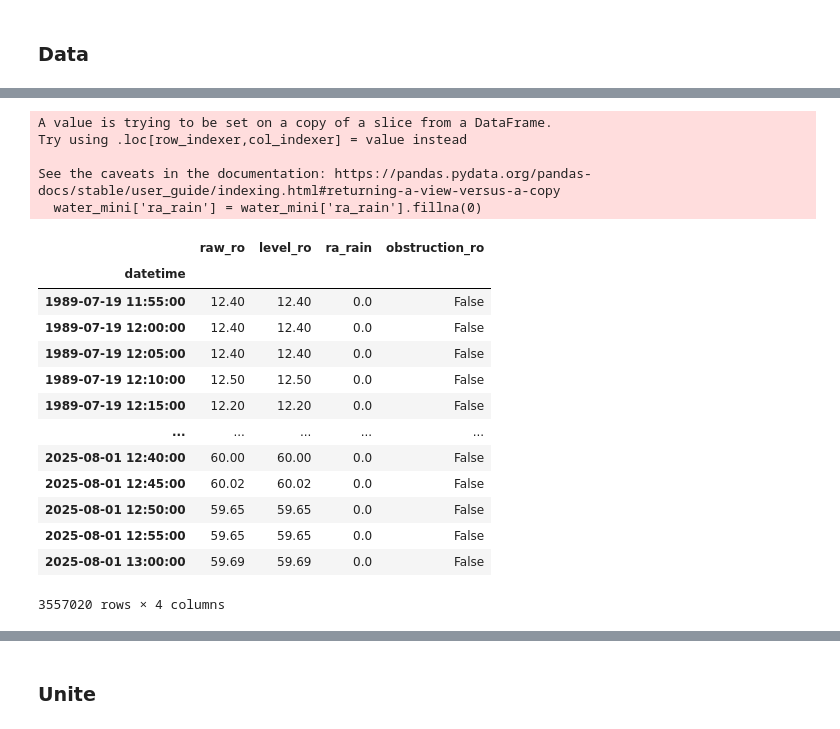
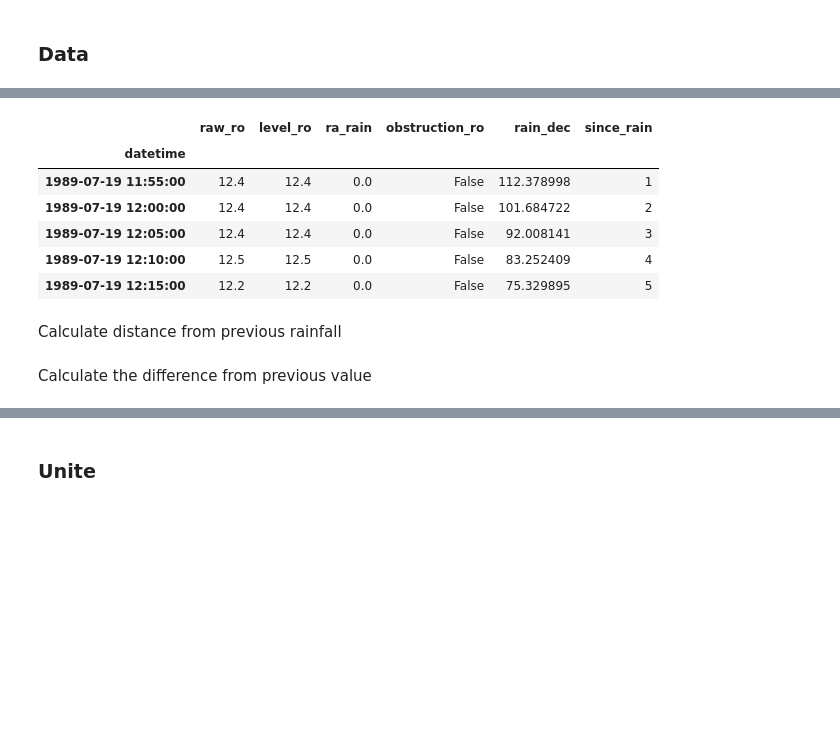
Before and after one commit to gmcginnis/info-698-capstone, a Jupyter notebook: 02_split.ipynb, the cells around one changed output, grey strips where cells are left out. Cells and saved outputs as stored; diff of their text form; code cells hidden in the pictures; blank space fills up the shorter version.

```diff
--- a/02_split.ipynb
+++ b/02_split.ipynb
@@ -44,0 +81,20 @@ united_soil = pd.read_parquet('data/clean/soil.parquet')
+# %%
+# water_m = united_water[['raw_ro', 'level_ro', 'ra_rain', 'obstruction_ro']]['2010-12-28 10:00:00':'2011-01-05 23:59:59']
+water_m = united_water[['raw_ro', 'level_ro', 'ra_rain', 'obstruction_ro']]
+
+null_mask = water_m['ra_rain'].isnull()
+g_id_event = null_mask.cumsum()
+water_m['r_event_sum'] = water_m.groupby(g_id_event)['ra_rain'].cumsum()
+
+is_rain = water_m['ra_rain'].notna()
+g_id = is_rain.cumsum()
+# g_id
+water_m['since_rain'] = water_m.groupby(g_id).cumcount()
+water_m['dec'] = np.exp(-0.1*water_m['since_rain'])
+water_m['rain_fill'] = water_m['r_event_sum'].ffill()
+# data_u['1_shallow_f'] = data_u['1_shallow'].ffill()
+water_m['rain_dec'] = (water_m['rain_fill']*water_m['dec'])
+
+# water_m.drop(columns=['level_ro'])
+# water_m = water_mini['2010-12-28 10:00:00':'2011-01-05 23:59:59']
+# water_m['1992-04-23 18:00:00':'1992-04-23 23:59:59']
@@ -45,29 +119,38 @@ united_soil = pd.read_parquet('data/clean/soil.parquet')
+# %%
+water_mini = pd.merge(
+    united_water[['raw_ro', 'level_ro', 'ra_rain', 'obstruction_ro']],
+    water_m[['rain_dec', 'since_rain']],
+    left_index=True,
+    right_index=True,
+    # soil_mini_shallow.reset_index(),
+    # soil_mini_deep.reset_index(),
+    # on = ["date", "sample"],
+    # suffixes = ("_shallow", "_deep"),
+    how = "outer"
+    )
+# g_id
+# is_rain_event = (water_mini['since_rain'] == 0)
+# g_id_rain = is_rain_event.cumsum()
+# water_mini.groupby(g_id_rain).cumcount()
+
+del water_m, null_mask, g_id_event, is_rain, g_id
 # %%
 ## Subset for testing
 # water_mini = united_water['2010-01-01 00:00:00':'2012-12-31 23:59:59']
 # water_mini = united_water.copy()
 # water_mini
-water_mini = united_water[['raw_ro', 'level_ro', 'ra_rain', 'obstruction_ro']]
+# water_mini = united_water[['raw_ro', 'level_ro', 'ra_rain', 'obstruction_ro']]
+
 water_mini['ra_rain'] = water_mini['ra_rain'].fillna(0)
 water_mini = water_mini.dropna()
-water_mini
+water_mini.head()
 # %% [output]
-A value is trying to be set on a copy of a slice from a DataFrame.
-Try using .loc[row_indexer,col_indexer] = value instead
-
-See the caveats in the documentation: https://pandas.pydata.org/pandas-docs/stable/user_guide/indexing.html#returning-a-view-versus-a-copy
-  water_mini['ra_rain'] = water_mini['ra_rain'].fillna(0)
-|  | raw_ro | level_ro | ra_rain | obstruction_ro |
-| datetime |  |  |  |  |
-| 1989-07-19 11:55:00 | 12.40 | 12.40 | 0.0 | False |
-| 1989-07-19 12:00:00 | 12.40 | 12.40 | 0.0 | False |
-| 1989-07-19 12:05:00 | 12.40 | 12.40 | 0.0 | False |
-| 1989-07-19 12:10:00 | 12.50 | 12.50 | 0.0 | False |
-| 1989-07-19 12:15:00 | 12.20 | 12.20 | 0.0 | False |
-| ... | ... | ... | ... | ... |
-| 2025-08-01 12:40:00 | 60.00 | 60.00 | 0.0 | False |
-| 2025-08-01 12:45:00 | 60.02 | 60.02 | 0.0 | False |
-| 2025-08-01 12:50:00 | 59.65 | 59.65 | 0.0 | False |
-| 2025-08-01 12:55:00 | 59.65 | 59.65 | 0.0 | False |
-| 2025-08-01 13:00:00 | 59.69 | 59.69 | 0.0 | False |
+|  | raw_ro | level_ro | ra_rain | obstruction_ro | rain_dec | since_rain |
+| datetime |  |  |  |  |  |  |
+| 1989-07-19 11:55:00 | 12.4 | 12.4 | 0.0 | False | 112.378998 | 1 |
+| 1989-07-19 12:00:00 | 12.4 | 12.4 | 0.0 | False | 101.684722 | 2 |
+| 1989-07-19 12:05:00 | 12.4 | 12.4 | 0.0 | False | 92.008141 | 3 |
+| 1989-07-19 12:10:00 | 12.5 | 12.5 | 0.0 | False | 83.252409 | 4 |
+| 1989-07-19 12:15:00 | 12.2 | 12.2 | 0.0 | False | 75.329895 | 5 |
-3557020 rows × 4 columns
+# %% [markdown]
+Calculate distance from previous rainfall
@@ -73,0 +176,2 @@ See the caveats in the documentation: https://pandas.pydata.org/pandas-docs/stab
+# %% [markdown]
+Calculate the difference from previous value
```
Also changed, not shown: parts of 29 cells of this notebook.
